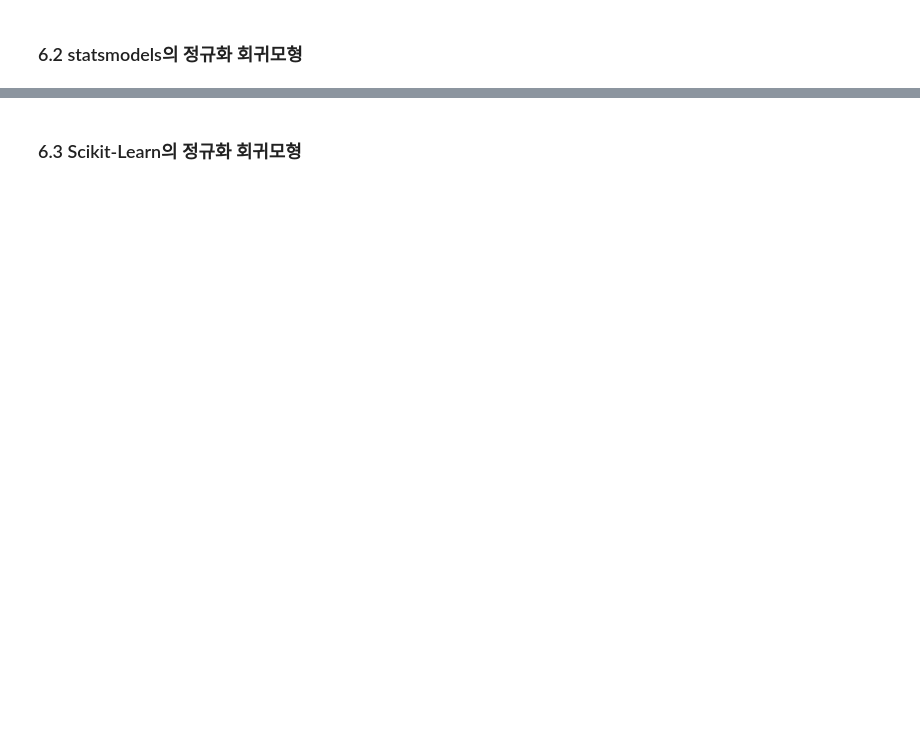
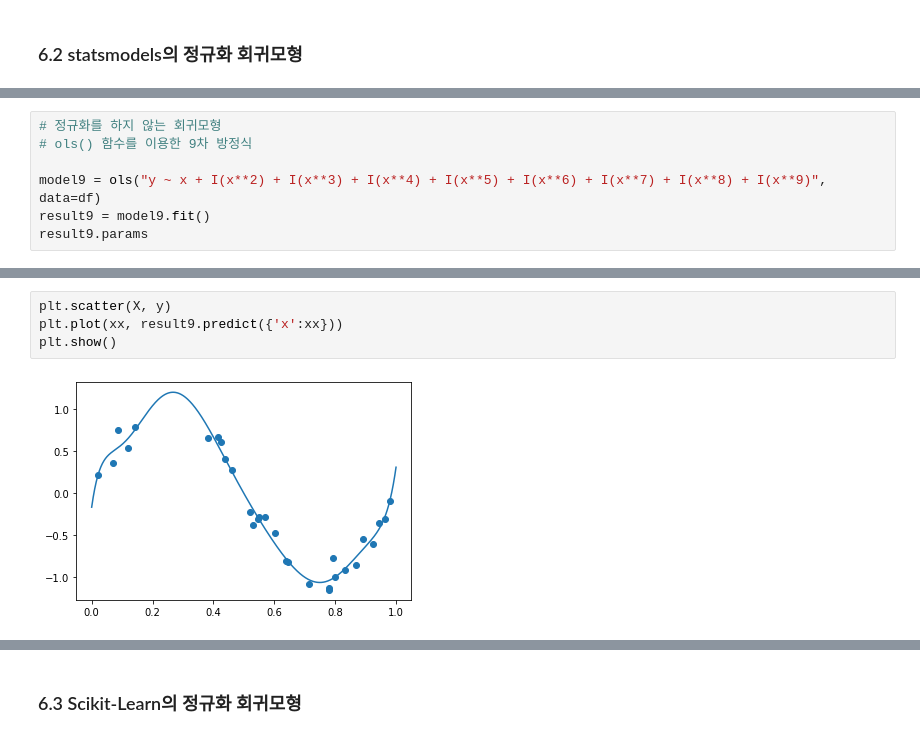
Before and after one commit to lucio-karin0506/SaltLux-Project, a Jupyter notebook: Machine Learning/Machine learning lecture/2장. 회귀분석.ipynb, the cells around one changed output, grey strips where cells are left out. Saved outputs shown, nothing was run; the diff lists cells and outputs as text; blank space fills up the shorter version.

```diff
--- a/Machine Learning/Machine learning lecture/2장. 회귀분석.ipynb
+++ b/Machine Learning/Machine learning lecture/2장. 회귀분석.ipynb
@@ -335,0 +397,7 @@ plt.show()
+# %%
+# 정규화를 하지 않는 회귀모형
+# ols() 함수를 이용한 9차 방정식
+
+model9 = ols("y ~ x + I(x**2) + I(x**3) + I(x**4) + I(x**5) + I(x**6) + I(x**7) + I(x**8) + I(x**9)", data=df)
+result9 = model9.fit()
+result9.params
@@ -335,0 +416,6 @@ plt.show()
+# %%
+plt.scatter(X, y)
+plt.plot(xx, result9.predict({'x':xx}))
+plt.show()
+# %% [output]
+[figure, added]
```
Also changed, not shown: parts of 22 cells of this notebook.
